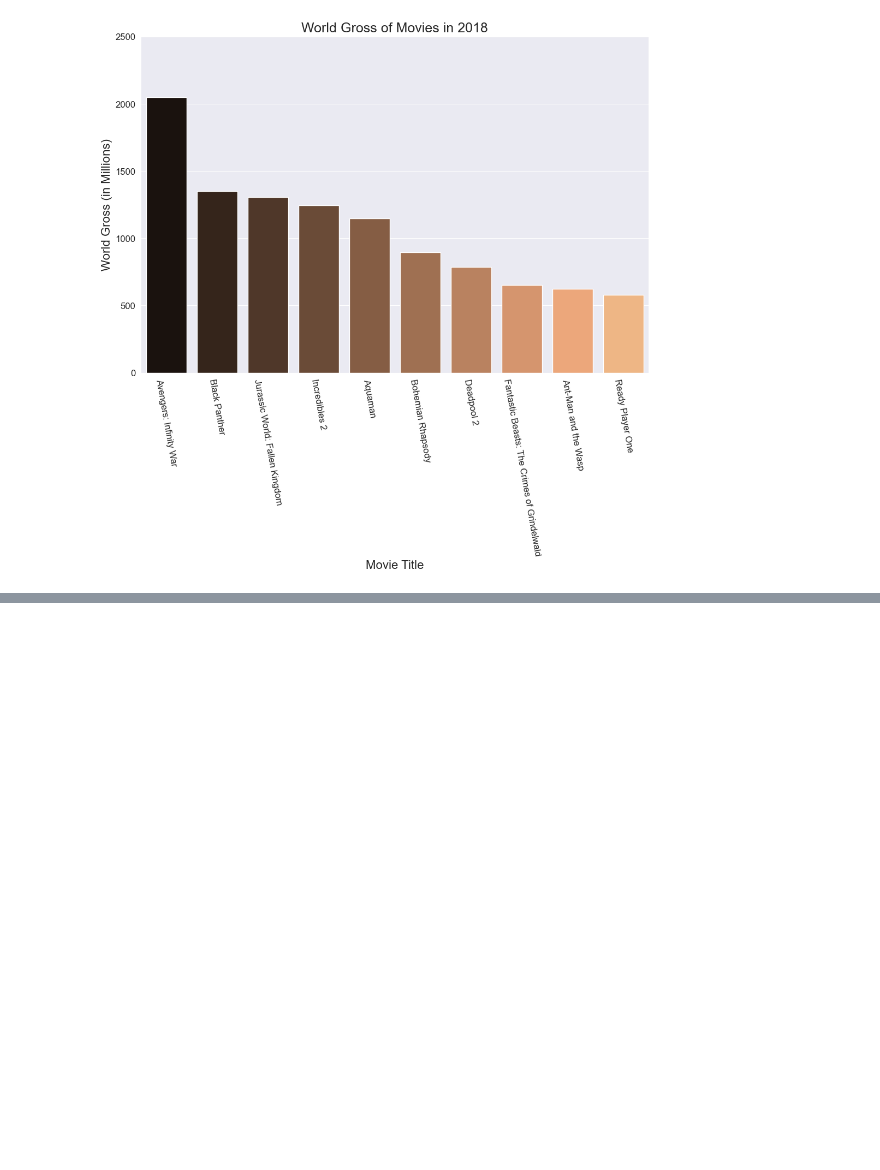
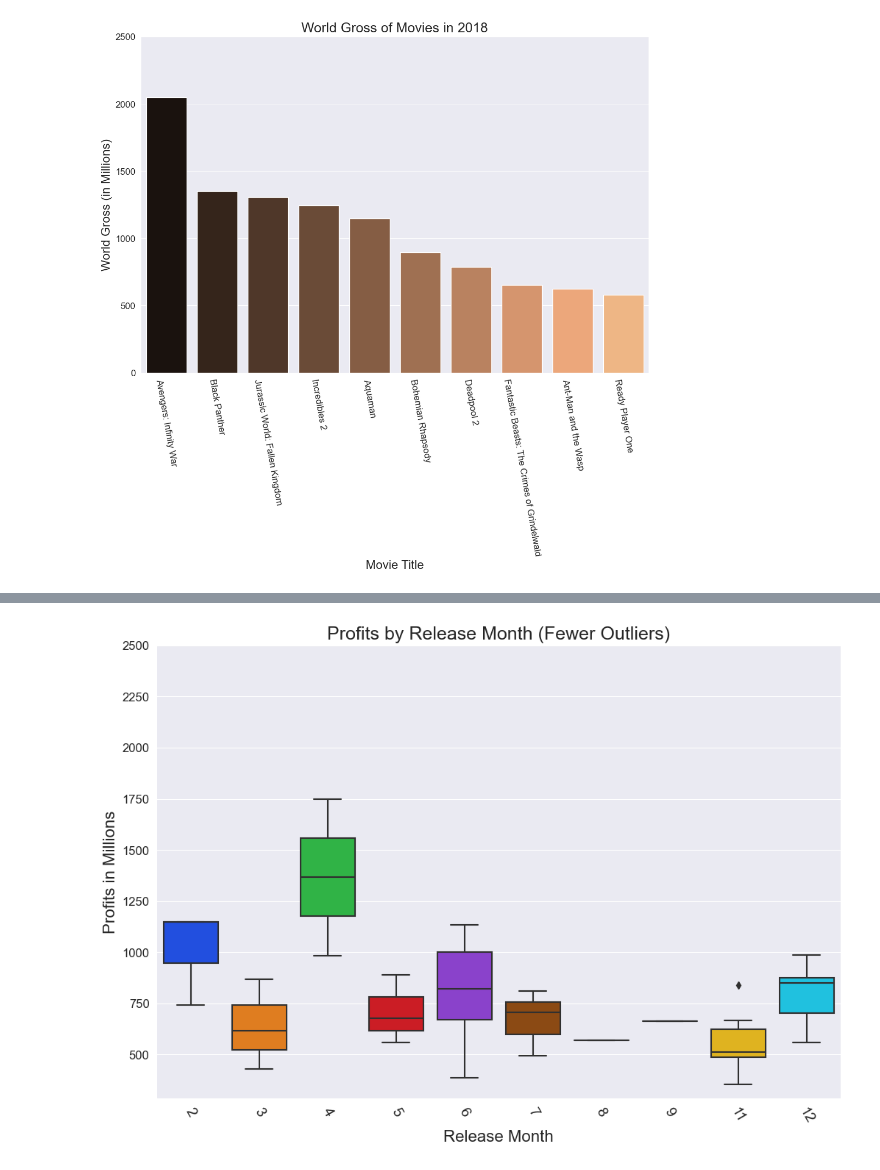
Before and after one commit to josephinemaro/dsc-phase-1-project-v2-4, a Jupyter notebook: student.ipynb, the cells around one changed output, grey strips where cells are left out. Saved outputs shown, nothing was run; the diff lists cells and outputs as text; code cells hidden in the pictures; blank space fills up the shorter version.

```diff
--- a/student.ipynb
+++ b/student.ipynb
@@ -732,0 +769,15 @@ plt.ylim(0, 2500)
+# %%
+#Removing outliers using a boxplot
+# plot with fewer outliers
+plt.figure(figsize=(12,8))
+sns.set_style('darkgrid')
+sns.boxplot(x='month', y='profits', data=grossingmovies_visualisation, palette='bright')
+plt.xticks(rotation=-60)
+plt.ylabel('Profits in Millions', fontsize=16)
+plt.xlabel('Release Month', fontsize =16)
+plt.title('Profits by Release Month (Fewer Outliers)', fontsize = 18)
+plt.xticks(fontsize=14)
+plt.yticks(fontsize=12)
+plt.ylim(None, 2500);
+# %% [output]
+[figure, added]
```
Also changed, not shown: parts of 6 cells of this notebook.
